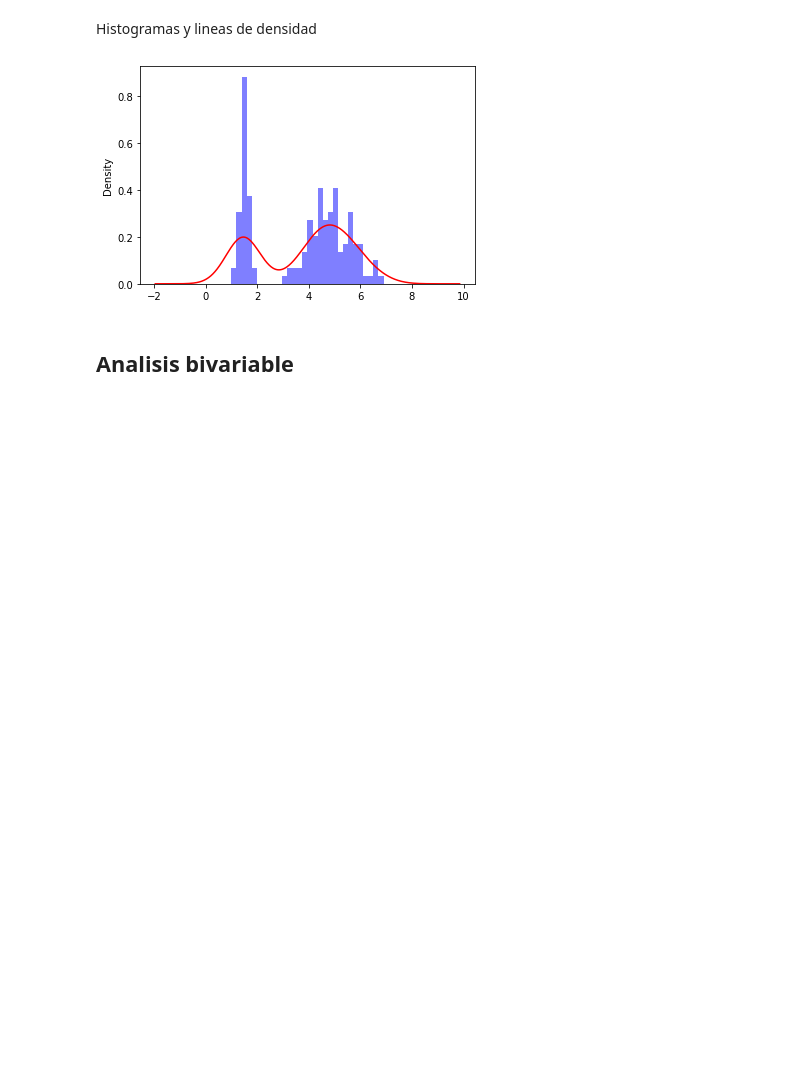
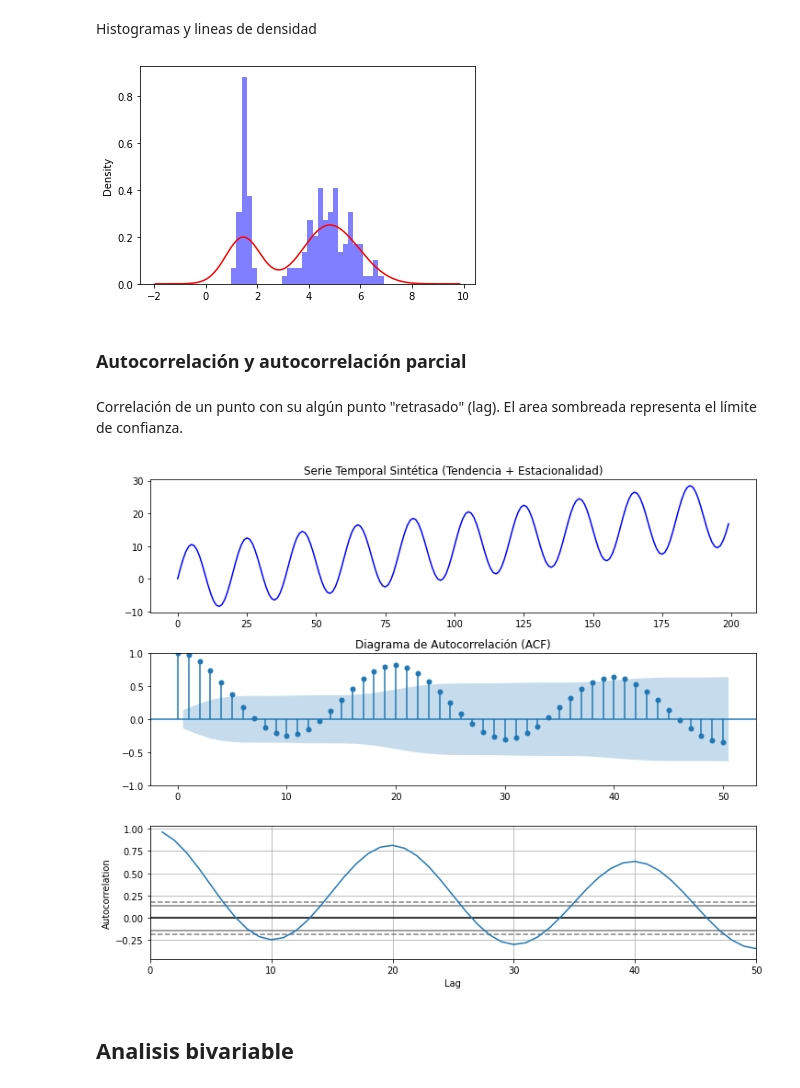
Before and after one commit to PabloSoligo2014/3670-UNLaM-CD, a Jupyter notebook: 02_EDA_Preprocess/00_Lecture.ipynb, the cells around one changed output. Cells and saved outputs as stored; diff of their text form; code cells hidden in the pictures; blank space fills up the shorter version.

```diff
--- a/02_EDA_Preprocess/00_Lecture.ipynb
+++ b/02_EDA_Preprocess/00_Lecture.ipynb
@@ -542,6 +544,39 @@ df_iris["petal length (cm)"].plot.density(ax=ax, color='red')
 plt.show()
 # %% [output]
 [figure]
+# %% [markdown]
+### Autocorrelación y autocorrelación parcial
+# %% [markdown]
+Correlación de un punto con su algún punto "retrasado" (lag). El area sombreada representa el límite de confianza.
+# %%
+# 1. Configuración de parámetros
+
+n = 200
+t = np.arange(n)
+
+# 2. Creación de componentes (Sin ruido para máxima claridad)
+tendencia = 0.1 * t
+estacionalidad = 10 * np.sin(2 * np.pi * t / 20)  # Ciclo cada 20 pasos
+dataset = tendencia + estacionalidad
+
+# 3. Visualización
+fig, (ax1, ax2, ax3) = plt.subplots(3, 1, figsize=(10, 8))
+
+# Gráfico de la serie temporal
+ax1.plot(t, dataset, color='blue')
+ax1.set_title("Serie Temporal Sintética (Tendencia + Estacionalidad)")
+
+# Diagrama de Autocorrelación
+plot_acf(dataset, lags=50, ax=ax2)
+ax2.set_title("Diagrama de Autocorrelación (ACF)")
+
+plt.tight_layout()
+# autocorrelation plot
+ax3.set_xlim([0, 50])
+autocorrelation_plot(dataset, ax=ax3)
+plt.show()
+# %% [output]
+[figure, added]
 # %% [markdown]
 ## Analisis bivariable
 # %% [markdown]
```
Also changed, not shown: parts of 1 cell of this notebook.
